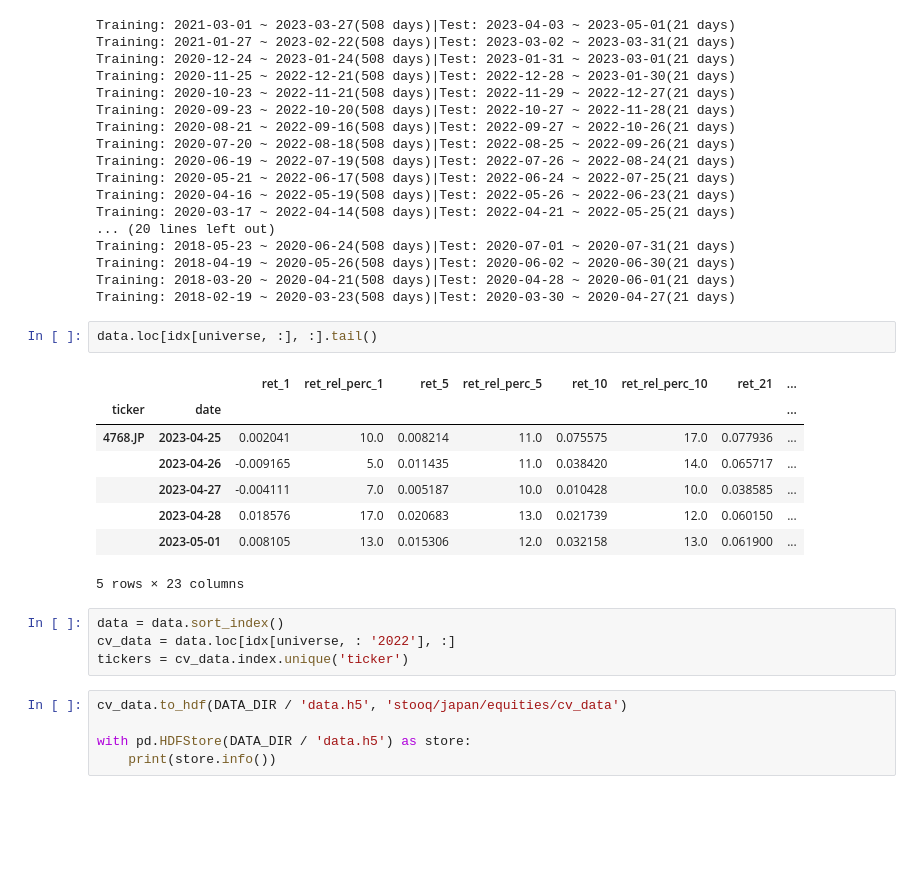
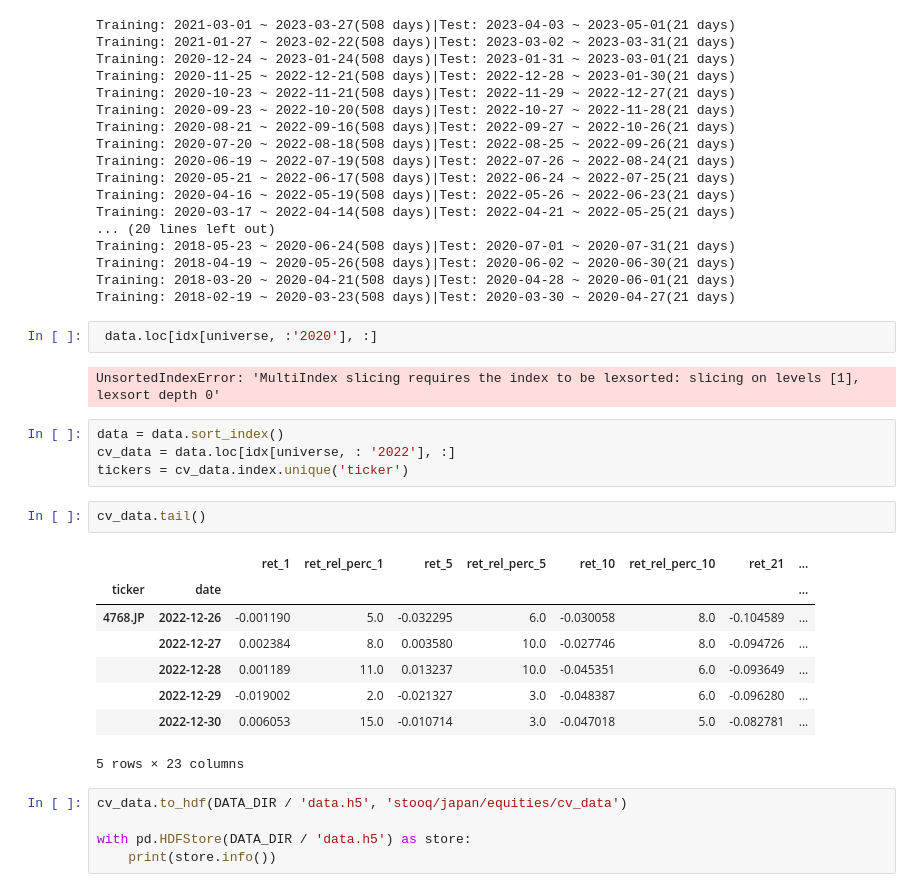
Before and after one commit to OliverJoo/quant_modeling, a Jupyter notebook: MDLing/RF_ReturnSignals.ipynb, the cells around one changed output. Saved outputs shown, nothing was run; the diff lists cells and outputs as text; blank space fills up the shorter version.

```diff
--- a/MDLing/RF_ReturnSignals.ipynb
+++ b/MDLing/RF_ReturnSignals.ipynb
@@ -130,20 +130,24 @@ Training: 2018-04-19 ~ 2020-05-26(508 days)|Test: 2020-06-02 ~ 2020-06-30(21 day
 Training: 2018-03-20 ~ 2020-04-21(508 days)|Test: 2020-04-28 ~ 2020-06-01(21 days)
 Training: 2018-02-19 ~ 2020-03-23(508 days)|Test: 2020-03-30 ~ 2020-04-27(21 days)
 # %%
-data.loc[idx[universe, :], :].tail()
+ data.loc[idx[universe, :'2020'], :]
 # %% [output]
-|  |  | ret_1 | ret_rel_perc_1 | ret_5 | ret_rel_perc_5 | ret_10 | ret_rel_perc_10 | ret_21 | ... |
-| ticker | date |  |  |  |  |  |  |  | ... |
-| 4768.JP | 2023-04-25 | 0.002041 | 10.0 | 0.008214 | 11.0 | 0.075575 | 17.0 | 0.077936 | ... |
-|  | 2023-04-26 | -0.009165 | 5.0 | 0.011435 | 11.0 | 0.038420 | 14.0 | 0.065717 | ... |
-|  | 2023-04-27 | -0.004111 | 7.0 | 0.005187 | 10.0 | 0.010428 | 10.0 | 0.038585 | ... |
-|  | 2023-04-28 | 0.018576 | 17.0 | 0.020683 | 13.0 | 0.021739 | 12.0 | 0.060150 | ... |
-|  | 2023-05-01 | 0.008105 | 13.0 | 0.015306 | 12.0 | 0.032158 | 13.0 | 0.061900 | ... |
-5 rows × 23 columns
+UnsortedIndexError: 'MultiIndex slicing requires the index to be lexsorted: slicing on levels [1], lexsort depth 0'
 # %%
 data = data.sort_index()
 cv_data = data.loc[idx[universe, : '2022'], :]
 tickers = cv_data.index.unique('ticker')
+# %%
+cv_data.tail()
+# %% [output]
+|  |  | ret_1 | ret_rel_perc_1 | ret_5 | ret_rel_perc_5 | ret_10 | ret_rel_perc_10 | ret_21 | ... |
+| ticker | date |  |  |  |  |  |  |  | ... |
+| 4768.JP | 2022-12-26 | -0.001190 | 5.0 | -0.032295 | 6.0 | -0.030058 | 8.0 | -0.104589 | ... |
+|  | 2022-12-27 | 0.002384 | 8.0 | 0.003580 | 10.0 | -0.027746 | 8.0 | -0.094726 | ... |
+|  | 2022-12-28 | 0.001189 | 11.0 | 0.013237 | 10.0 | -0.045351 | 6.0 | -0.093649 | ... |
+|  | 2022-12-29 | -0.019002 | 2.0 | -0.021327 | 3.0 | -0.048387 | 6.0 | -0.096280 | ... |
+|  | 2022-12-30 | 0.006053 | 15.0 | -0.010714 | 3.0 | -0.047018 | 5.0 | -0.082781 | ... |
+5 rows × 23 columns
 # %%
 cv_data.to_hdf(DATA_DIR / 'data.h5', 'stooq/japan/equities/cv_data')
 
```
Also changed, not shown: parts of 11 cells of this notebook.
